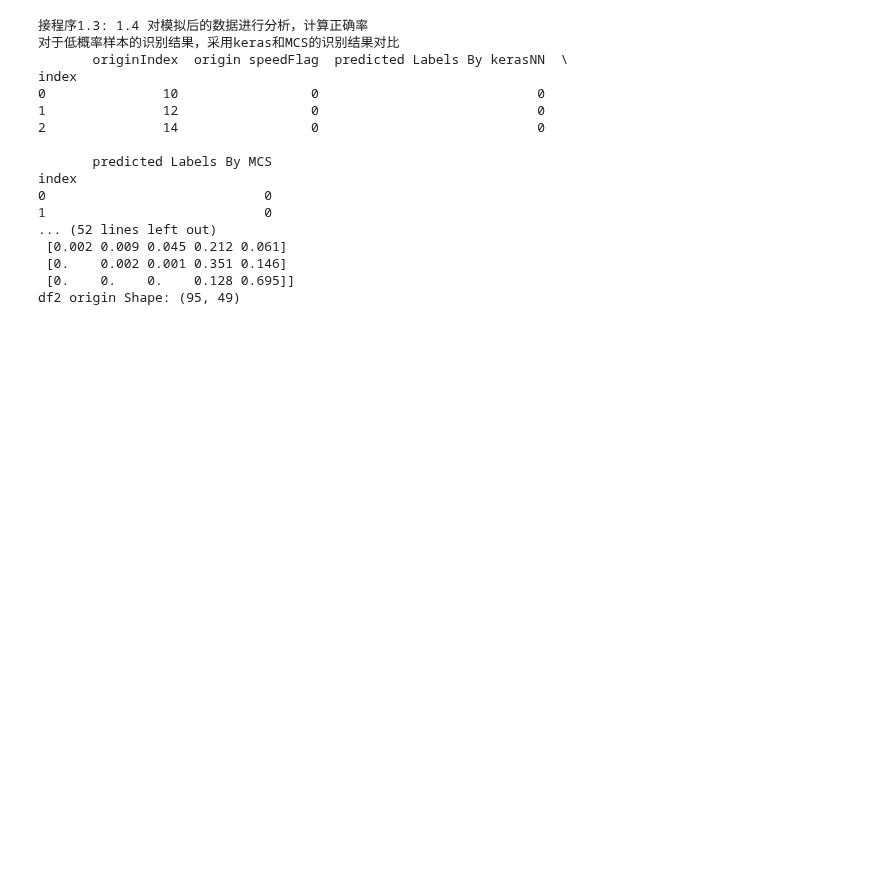
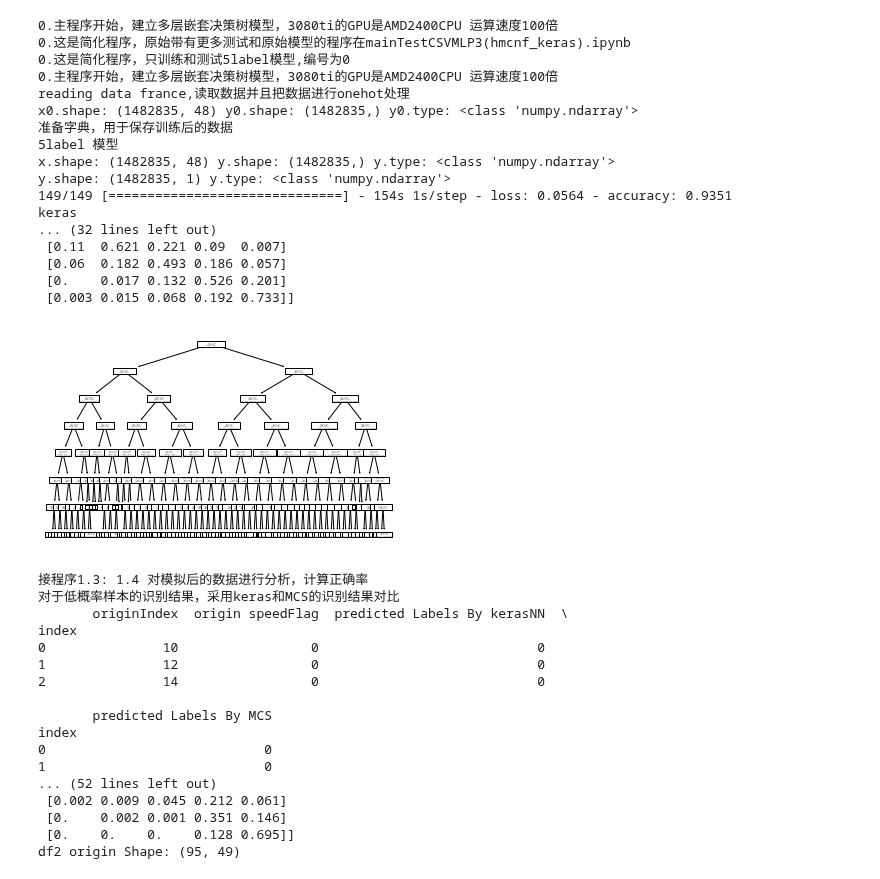
Before and after one commit to lukeliuli/SUMONBDT, a Jupyter notebook: mainTest2_hmcnf_keras_dt.ipynb, the cells around one changed output. Saved outputs shown, nothing was run; the diff lists cells and outputs as text; code cells hidden in the pictures; blank space fills up the shorter version.

```diff
--- a/mainTest2_hmcnf_keras_dt.ipynb
+++ b/mainTest2_hmcnf_keras_dt.ipynb
@@ -16,12 +16,14 @@ print("0.这是简化程序，只训练和测试5label模型,编号为0")
 import tensorflow as tf
 from tensorflow.keras import layers
 from keras.utils.vis_utils import plot_model
+from tensorflow.keras.utils import  plot_model
+
 from sklearn.metrics import confusion_matrix
 from sklearn.metrics import classification_report
 import pandas as pd
 import numpy as np
 from sklearn import tree
-#import graphviz
+
 import matplotlib.pyplot as plt
 from sklearn.preprocessing import OneHotEncoder
 from tensorflow import keras
@@ -103,12 +105,15 @@ def kerasFitAndSaveSimple3LikeResnet(x,yOneHot,num_labels,saveName):
     build_model.compile(optimizer=tf.keras.optimizers.Adam(lr=0.001),loss='binary_crossentropy',metrics=['accuracy'])
     if 1:
        build_model = keras.models.load_model(saveName)
+    if 1:#用于画图
+        build_model.fit([x],[yOneHot],epochs=1, batch_size=10000*1)
+        plot_model(build_model, to_file='KerasSimple3_likeResnet.jpg', show_shapes=True)
 
-    #build_model.fit([x],[yOneHot],epochs=10, batch_size=10000*1)
-    build_model.fit(x,yOneHot,epochs=15000, batch_size=20000*1)#GPU用这个
+
+    #build_model.fit(x,yOneHot,epochs=15000, batch_size=20000*1)#GPU用这个
     #saveName = "KerasSimple3_likeResnet.h5"
-    build_model.save(saveName)
-    #plot_model(build_model, to_file='KerasSimple3_likeResnet.png', show_shapes=True)
+    #build_model.save(saveName)
+    plot_model(build_model, to_file='KerasSimple3_likeResnet.png', show_shapes=True)
     return build_model
 ########################################################################################################################
 def getKerasResnetRVL(x,enc,saveName):
@@ -204,34 +209,53 @@ if 1:
     enc = OneHotEncoder()
     y= y.reshape(nSamples,-1)
 
     print("y.shape:",y .shape,"y.type:", type(y) )
     enc.fit(y)
     yOneHot=enc.transform(y).toarray()
     #saveName = "hybrid2_KerasSimple3_likeResnet_5label.h5"
     saveName = "./4LayerModelGPU/model-4lays-512nodes1.h5"
-    if 0:
+    if 1:
         kerasModel3_5label = kerasFitAndSaveSimple3LikeResnet(x,yOneHot,num_labels,saveName)
     yKeras_5label=getKerasResnetRVL(x,enc,saveName)
 
     print('keras\n')
     mat1num = confusion_matrix(y, yKeras_5label)
     mat2acc = confusion_matrix(y, yKeras_5label,normalize='pred')
     print('mat1num\n',mat1num)
     print('mat2acc\n',np.around(mat2acc , decimals=3))
 
 
 
 
     dt_5label,dt_PredictLabel = dtFitAndSave(x,yl5,"5label")
     enc_5label = enc
 
     xFloors[0] =  x.copy()
     yFloors[0] =  y.copy()
     dtModeFloors[0] =  dt_5label
     dtPredictLabel[0] = dt_PredictLabel.copy()
     kerasPredictLabel[0] = yKeras_5label.copy()
     kerasModelNameFloors[0] =saveName
     encFloors[0] = enc_5label
+# %% [output]
+0.主程序开始，建立多层嵌套决策树模型，3080ti的GPU是AMD2400CPU 运算速度100倍
+0.这是简化程序，原始带有更多测试和原始模型的程序在mainTestCSVMLP3(hmcnf_keras).ipynb
+0.这是简化程序，只训练和测试5label模型,编号为0
+0.主程序开始，建立多层嵌套决策树模型，3080ti的GPU是AMD2400CPU 运算速度100倍
+reading data france,读取数据并且把数据进行onehot处理
+x0.shape: (1482835, 48) y0.shape: (1482835,) y0.type: <class 'numpy.ndarray'>
+准备字典，用于保存训练后的数据
+5label 模型
+x.shape: (1482835, 48) y.shape: (1482835,) y.type: <class 'numpy.ndarray'>
+y.shape: (1482835, 1) y.type: <class 'numpy.ndarray'>
+149/149 [==============================] - 154s 1s/step - loss: 0.0564 - accuracy: 0.9351
+keras
+... (32 lines left out)
+ [0.11  0.621 0.221 0.09  0.007]
+ [0.06  0.182 0.493 0.186 0.057]
+ [0.    0.017 0.132 0.526 0.201]
+ [0.003 0.015 0.068 0.192 0.733]]
+[figure, added]
 # %%
 ########################################################################################################################
 print("1.接编号为0的主程序,对于输入的一个样本识别与各个类别的距离，并转换为概率")
```
Also changed, not shown: 3 other files.
